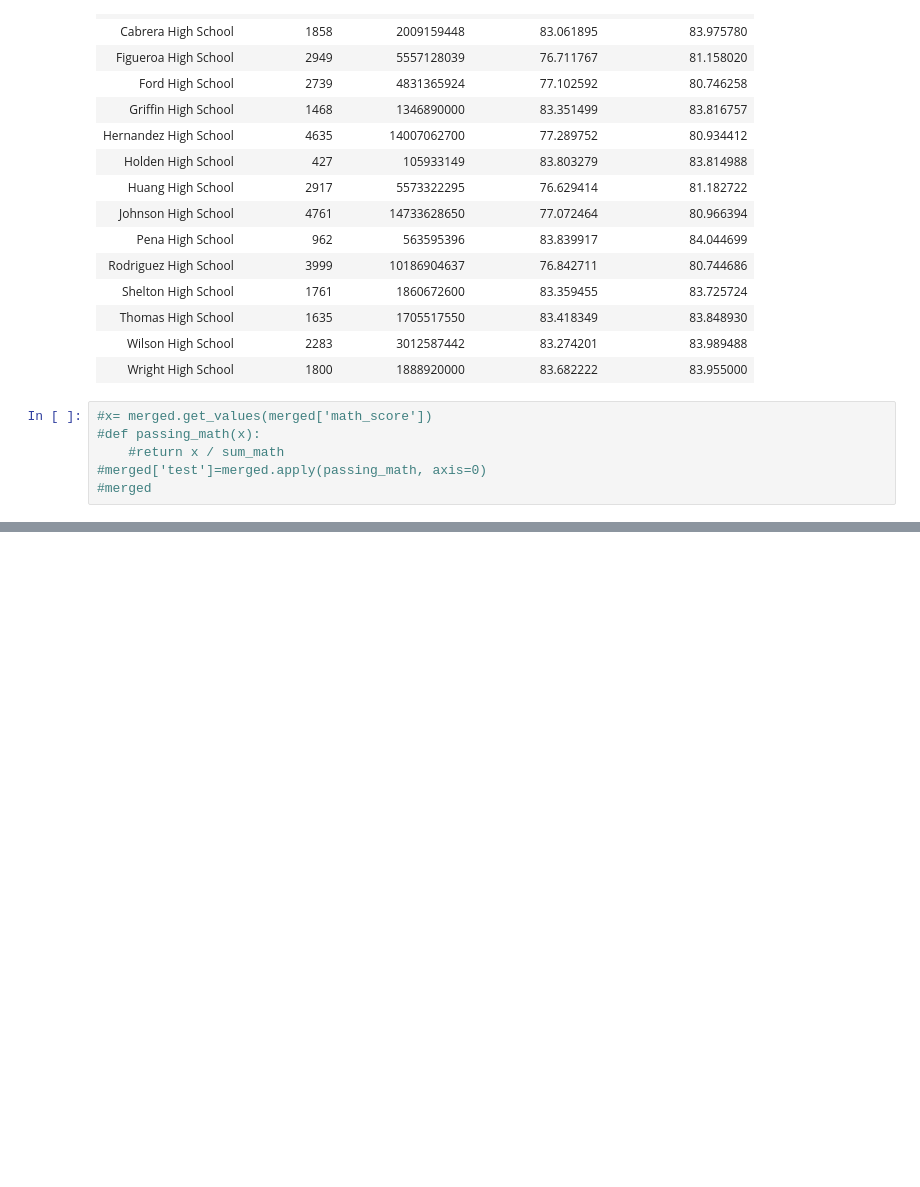
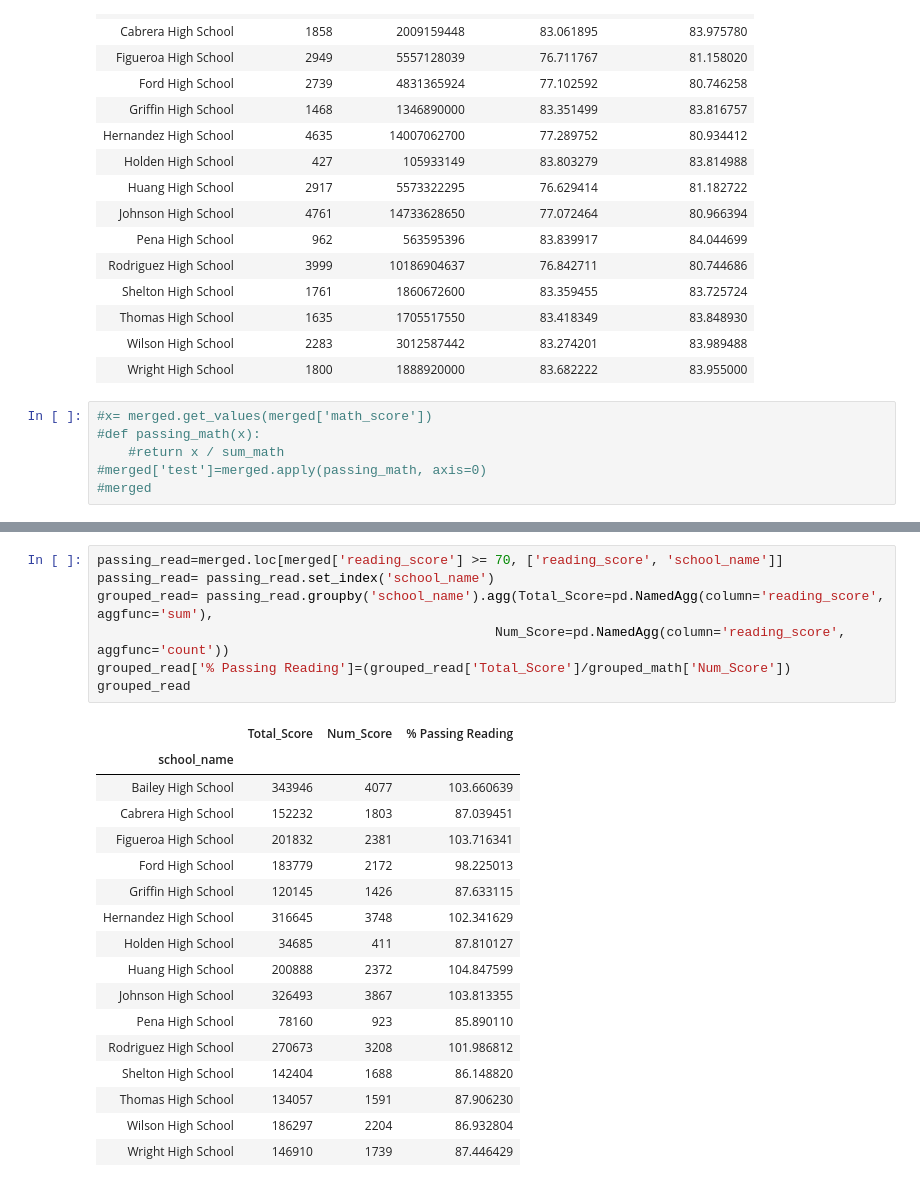
Before and after one commit to jran14/pandas-challenge, a Jupyter notebook: PyCitySchools/PyCitySchools.ipynb, the cells around one changed output, grey strips where cells are left out. Cells and saved outputs as stored; diff of their text form; blank space fills up the shorter version.

```diff
--- a/PyCitySchools/PyCitySchools.ipynb
+++ b/PyCitySchools/PyCitySchools.ipynb
@@ -153,0 +196,25 @@ TypeError: '>=' not supported between instances of 'str' and 'int'
+# %%
+passing_read=merged.loc[merged['reading_score'] >= 70, ['reading_score', 'school_name']]
+passing_read= passing_read.set_index('school_name')
+grouped_read= passing_read.groupby('school_name').agg(Total_Score=pd.NamedAgg(column='reading_score', aggfunc='sum'),
+                                                   Num_Score=pd.NamedAgg(column='reading_score', aggfunc='count'))
+grouped_read['% Passing Reading']=(grouped_read['Total_Score']/grouped_math['Num_Score'])
+grouped_read
+# %% [output]
+|  | Total_Score | Num_Score | % Passing Reading |
+| school_name |  |  |  |
+| Bailey High School | 343946 | 4077 | 103.660639 |
+| Cabrera High School | 152232 | 1803 | 87.039451 |
+| Figueroa High School | 201832 | 2381 | 103.716341 |
+| Ford High School | 183779 | 2172 | 98.225013 |
+| Griffin High School | 120145 | 1426 | 87.633115 |
+| Hernandez High School | 316645 | 3748 | 102.341629 |
+| Holden High School | 34685 | 411 | 87.810127 |
+| Huang High School | 200888 | 2372 | 104.847599 |
+| Johnson High School | 326493 | 3867 | 103.813355 |
+| Pena High School | 78160 | 923 | 85.890110 |
+| Rodriguez High School | 270673 | 3208 | 101.986812 |
+| Shelton High School | 142404 | 1688 | 86.148820 |
+| Thomas High School | 134057 | 1591 | 87.906230 |
+| Wilson High School | 186297 | 2204 | 86.932804 |
+| Wright High School | 146910 | 1739 | 87.446429 |
```
Also changed, not shown: parts of 6 cells of this notebook.
